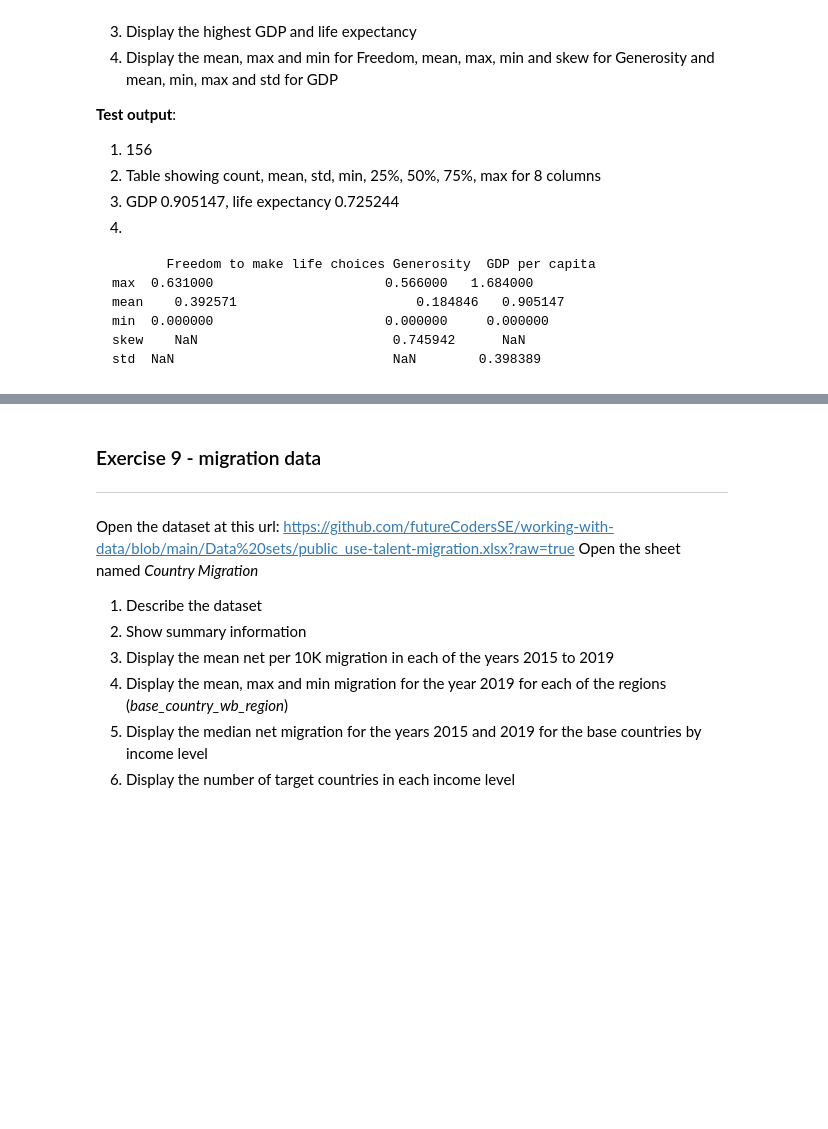
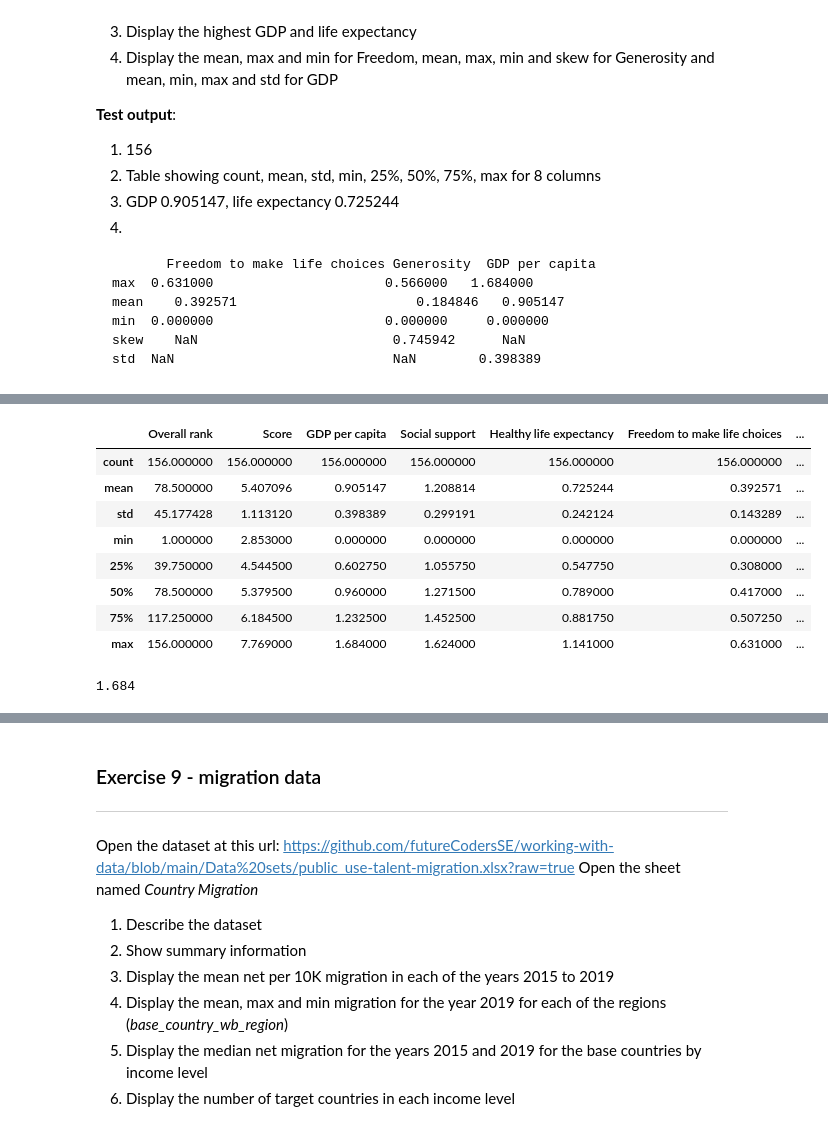
Before and after one commit to Zitha74/Data-Py-Analysis, a Jupyter notebook: Copy_of_Describing_data.ipynb, the cells around one changed output, grey strips where cells are left out. Cells and saved outputs as stored; diff of their text form; code cells hidden in the pictures; blank space fills up the shorter version.

```diff
--- a/Copy_of_Describing_data.ipynb
+++ b/Copy_of_Describing_data.ipynb
@@ -481,0 +510,24 @@ std	 NaN	                        NaN	       0.398389
+# %%
+#Display the description of the numerical data
+happiness.describe()
+# %% [output]
+|  | Overall rank | Score | GDP per capita | Social support | Healthy life expectancy | Freedom to make life choices | ... |
+| count | 156.000000 | 156.000000 | 156.000000 | 156.000000 | 156.000000 | 156.000000 | ... |
+| mean | 78.500000 | 5.407096 | 0.905147 | 1.208814 | 0.725244 | 0.392571 | ... |
+| std | 45.177428 | 1.113120 | 0.398389 | 0.299191 | 0.242124 | 0.143289 | ... |
+| min | 1.000000 | 2.853000 | 0.000000 | 0.000000 | 0.000000 | 0.000000 | ... |
+| 25% | 39.750000 | 4.544500 | 0.602750 | 1.055750 | 0.547750 | 0.308000 | ... |
+| 50% | 78.500000 | 5.379500 | 0.960000 | 1.271500 | 0.789000 | 0.417000 | ... |
+| 75% | 117.250000 | 6.184500 | 1.232500 | 1.452500 | 0.881750 | 0.507250 | ... |
+| max | 156.000000 | 7.769000 | 1.684000 | 1.624000 | 1.141000 | 0.631000 | ... |
+# %%
+happiness["GDP per capita"].max()
+
+# Display the highest GDP and life expectancy
+#happiness.agg(
+#    { "GDP per capita": ("max"),
+#     "Healthy life expectancy": ("max"),
+#    }
+#)
+# %% [output]
+1.684
```
Also changed, not shown: parts of 7 cells of this notebook.
